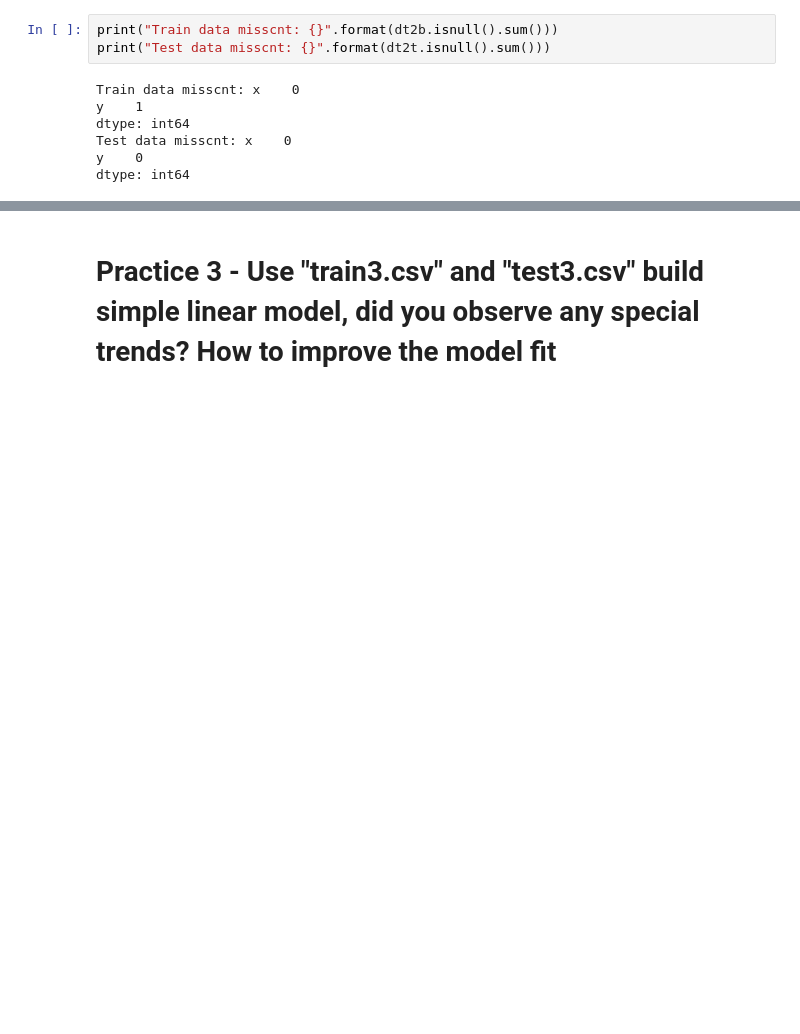
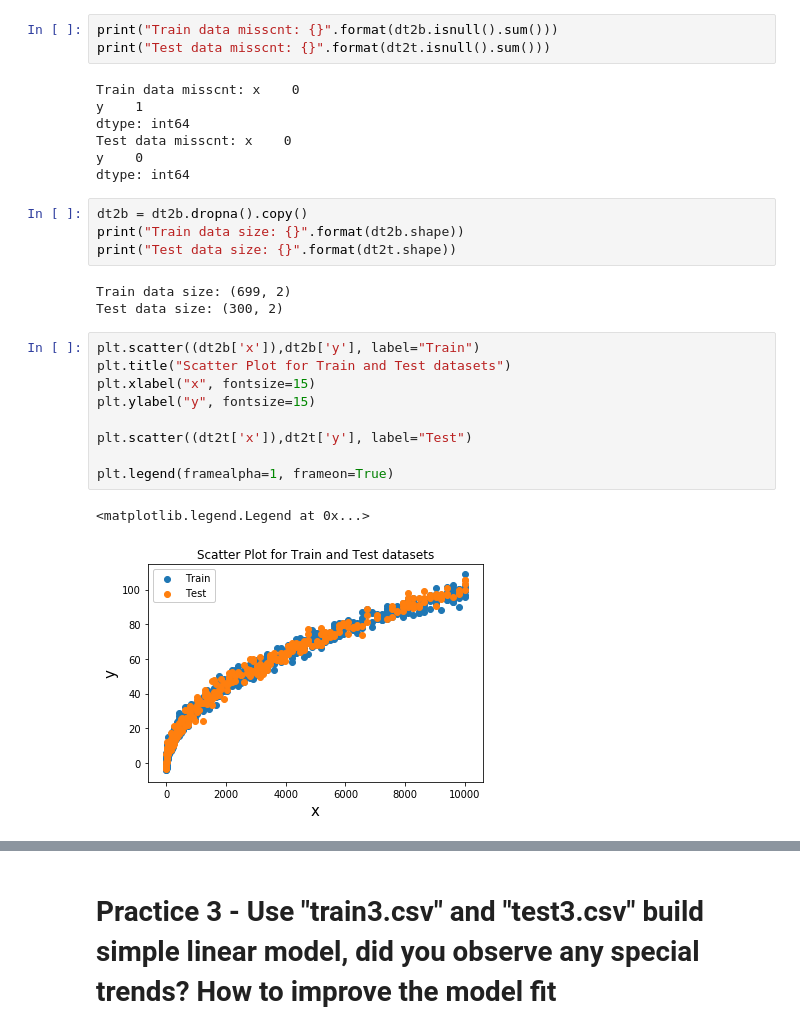
Before and after one commit to JohnnyIF/DataScienceProgram, a Jupyter notebook: Class2/Practice/slr/SimpleLinearRegressionPractice.ipynb, the cells around one changed output, grey strips where cells are left out. Cells and saved outputs as stored; diff of their text form; blank space fills up the shorter version.

```diff
--- a/Class2/Practice/slr/SimpleLinearRegressionPractice.ipynb
+++ b/Class2/Practice/slr/SimpleLinearRegressionPractice.ipynb
@@ -256,3 +256,22 @@ dtype: int64
 Test data misscnt: x    0
 y    0
 dtype: int64
+# %%
+dt2b = dt2b.dropna().copy()
+print("Train data size: {}".format(dt2b.shape))
+print("Test data size: {}".format(dt2t.shape))
+# %% [output]
+Train data size: (699, 2)
+Test data size: (300, 2)
+# %%
+plt.scatter((dt2b['x']),dt2b['y'], label="Train")
+plt.title("Scatter Plot for Train and Test datasets")
+plt.xlabel("x", fontsize=15)
+plt.ylabel("y", fontsize=15)
+
+plt.scatter((dt2t['x']),dt2t['y'], label="Test")
+
+plt.legend(framealpha=1, frameon=True)
+# %% [output]
+<matplotlib.legend.Legend at 0x...>
+[figure, added]
```
Also changed, not shown: parts of 25 cells of this notebook.
